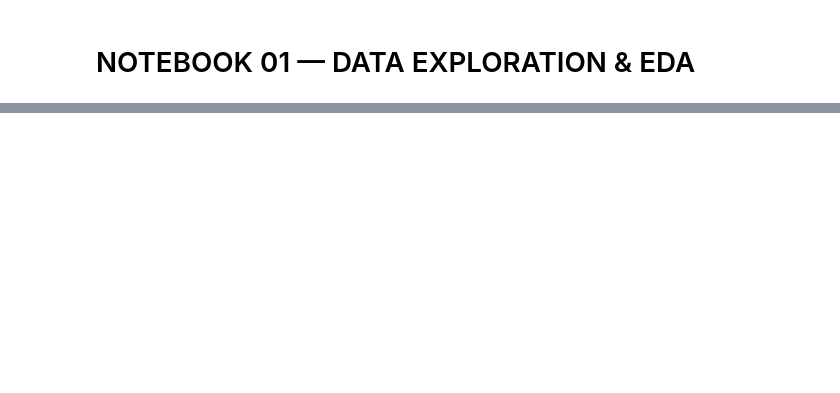
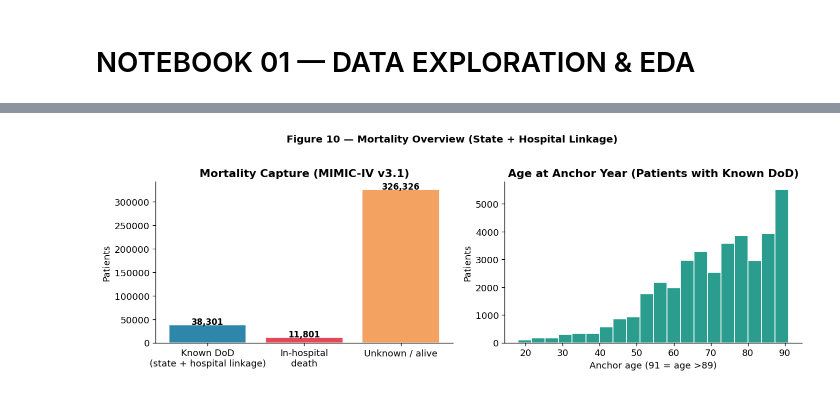
Before and after one commit to GitSentinel/medical_nlp_deterioration, a Jupyter notebook: notebooks/01_data_exploration.ipynb, the cells around one changed output, grey strips where cells are left out. Cells and saved outputs as stored; diff of their text form; code cells hidden in the pictures; blank space fills up the shorter version.

```diff
--- a/notebooks/01_data_exploration.ipynb
+++ b/notebooks/01_data_exploration.ipynb
@@ -942,0 +1404,97 @@ print('═' * 55)
+# %%
+# Mortality Overview
+
+# In-Hospital Mortality Count
+in_hosp_death = (
+    admissions['hospital_expire_flag'].sum()
+    if 'hospital_expire_flag' in admissions.columns
+    else 0
+)
+
+# Patients with Known Date of Death
+known_dod = patients['dod'].notna().sum()
+
+
+fig, axes = plt.subplots(
+    1,
+    2,
+    figsize=(12, 4)
+)
+
+# Mortality Data Capture Overview
+mort_data = [
+    'Known DoD\n(state + hospital linkage)',
+    'In-hospital\ndeath',
+    'Unknown / alive'
+]
+
+mort_values = [
+    known_dod,
+    in_hosp_death,
+    len(patients) - known_dod
+]
+
+axes[0].bar(
+    mort_data,
+    mort_values,
+    color=[PALETTE[0], PALETTE[1], PALETTE[2]],
+    edgecolor='white'
+)
+
+for i, value in enumerate(mort_values):
+
+    axes[0].text(
+        i,
+        value + 500,
+        f'{value:,}',
+        ha='center',
+        fontweight='bold',
+        fontsize=10
+    )
+
+axes[0].set_title(
+    'Mortality Capture (MIMIC-IV v3.1)',
+    fontweight='bold'
+)
+
+axes[0].set_ylabel('Patients')
+
+# Age Distribution for Patients with Known Date of Death
+pts_with_dod = patients[
+    patients['dod'].notna()
+].copy()
+
+axes[1].hist(
+    pts_with_dod['anchor_age'],
+    bins=20,
+    color=PALETTE[3],
+    edgecolor='white'
+)
+
+axes[1].set_title(
+    'Age at Anchor Year (Patients with Known DoD)',
+    fontweight='bold'
+)
+
+axes[1].set_xlabel('Anchor age (91 = age >89)')
+axes[1].set_ylabel('Patients')
+
+# Figure Formatting and Export
+plt.suptitle(
+    'Figure 10 — Mortality Overview (State + Hospital Linkage)',
+    fontsize=12,
+    fontweight='bold',
+    y=1.02
+)
+
+plt.tight_layout()
+
+plt.savefig(
+    f'{PLOTS_DIR}/eda_10_mortality_overview.png',
+    dpi=150,
+    bbox_inches='tight'
+)
+
+plt.show()
+# %% [output]
+[figure, added]
```
Also changed, not shown: parts of 39 cells of this notebook, 3 other files.
